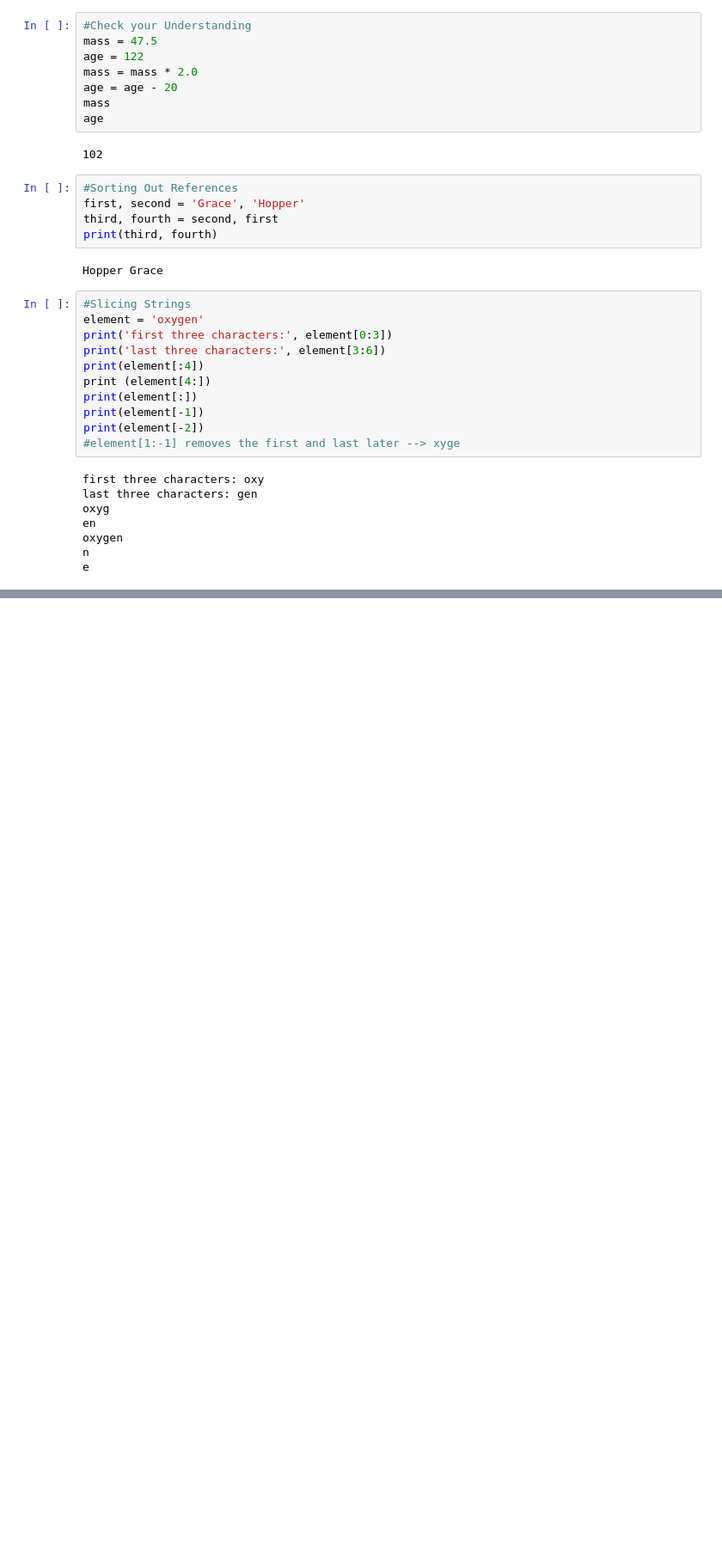
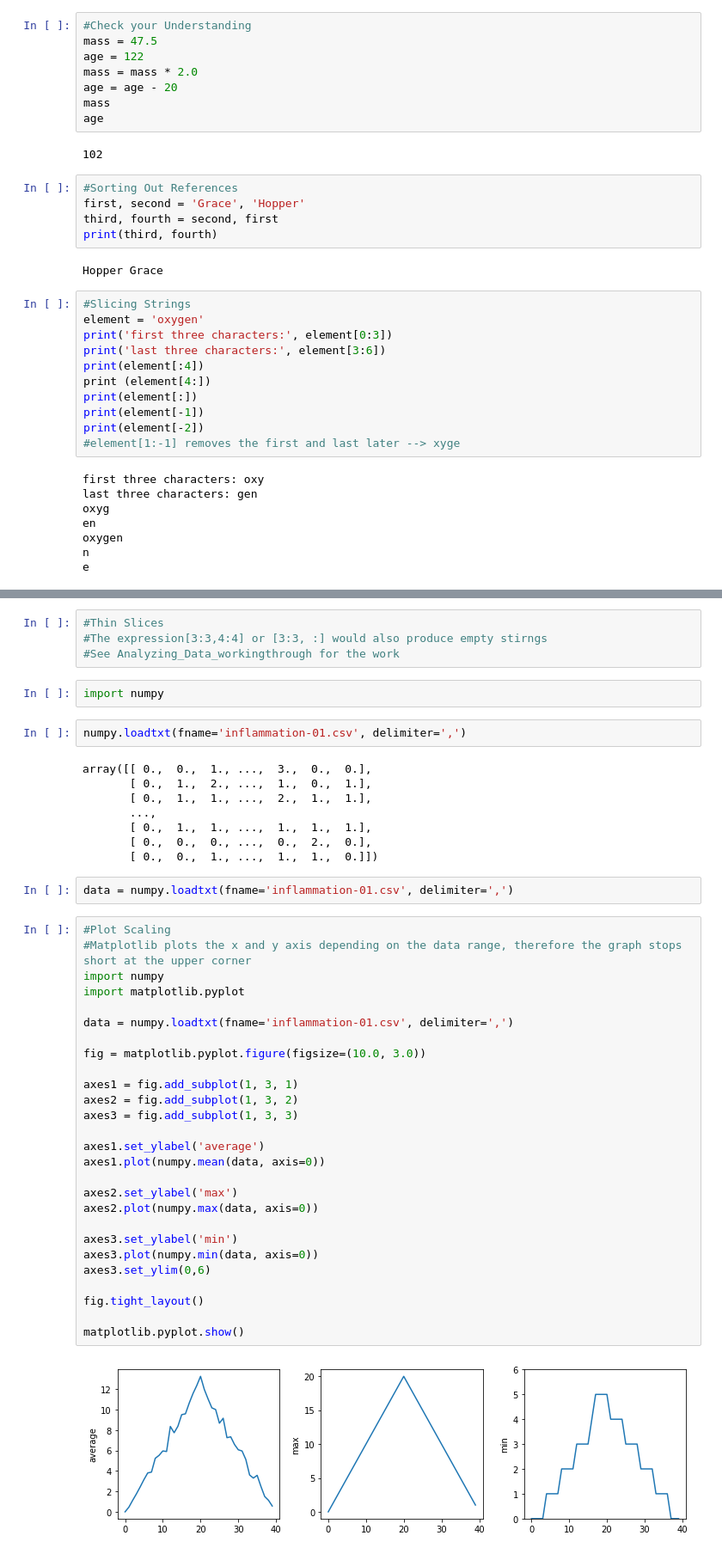
Before and after one commit to lenaxxxx/homework, a Jupyter notebook: week-3-hw-eeb177.ipynb, the cells around one changed output, grey strips where cells are left out. Shown at 86% size. Cells and saved outputs as stored; diff of their text form; blank space fills up the shorter version.

```diff
--- a/week-3-hw-eeb177.ipynb
+++ b/week-3-hw-eeb177.ipynb
@@ -54,0 +47,47 @@ SyntaxError: invalid syntax (<ipython-input-22-83700238f624>, line 1)
+# %%
+#Thin Slices
+#The expression[3:3,4:4] or [3:3, :] would also produce empty stirngs
+#See Analyzing_Data_workingthrough for the work
+# %%
+import numpy
+# %%
+numpy.loadtxt(fname='inflammation-01.csv', delimiter=',')
+# %% [output]
+array([[ 0.,  0.,  1., ...,  3.,  0.,  0.],
+       [ 0.,  1.,  2., ...,  1.,  0.,  1.],
+       [ 0.,  1.,  1., ...,  2.,  1.,  1.],
+       ...,
+       [ 0.,  1.,  1., ...,  1.,  1.,  1.],
+       [ 0.,  0.,  0., ...,  0.,  2.,  0.],
+       [ 0.,  0.,  1., ...,  1.,  1.,  0.]])
+# %%
+data = numpy.loadtxt(fname='inflammation-01.csv', delimiter=',')
+# %%
+#Plot Scaling
+#Matplotlib plots the x and y axis depending on the data range, therefore the graph stops short at the upper corner
+import numpy
+import matplotlib.pyplot
+
+data = numpy.loadtxt(fname='inflammation-01.csv', delimiter=',')
+
+fig = matplotlib.pyplot.figure(figsize=(10.0, 3.0))
+
+axes1 = fig.add_subplot(1, 3, 1)
+axes2 = fig.add_subplot(1, 3, 2)
+axes3 = fig.add_subplot(1, 3, 3)
+
+axes1.set_ylabel('average')
+axes1.plot(numpy.mean(data, axis=0))
+
+axes2.set_ylabel('max')
+axes2.plot(numpy.max(data, axis=0))
+
+axes3.set_ylabel('min')
+axes3.plot(numpy.min(data, axis=0))
+axes3.set_ylim(0,6)
+
+fig.tight_layout()
+
+matplotlib.pyplot.show()
+# %% [output]
+[figure, added]
```
Also changed, not shown: parts of 10 cells of this notebook.
